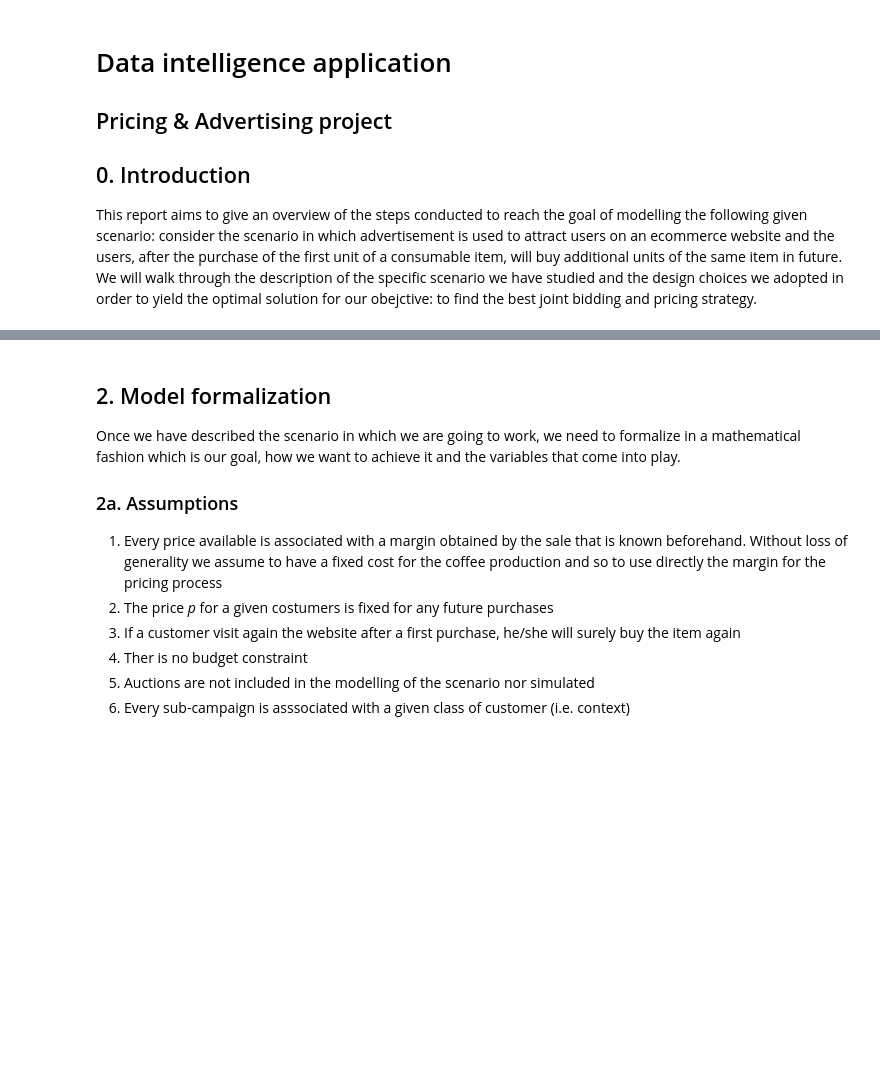
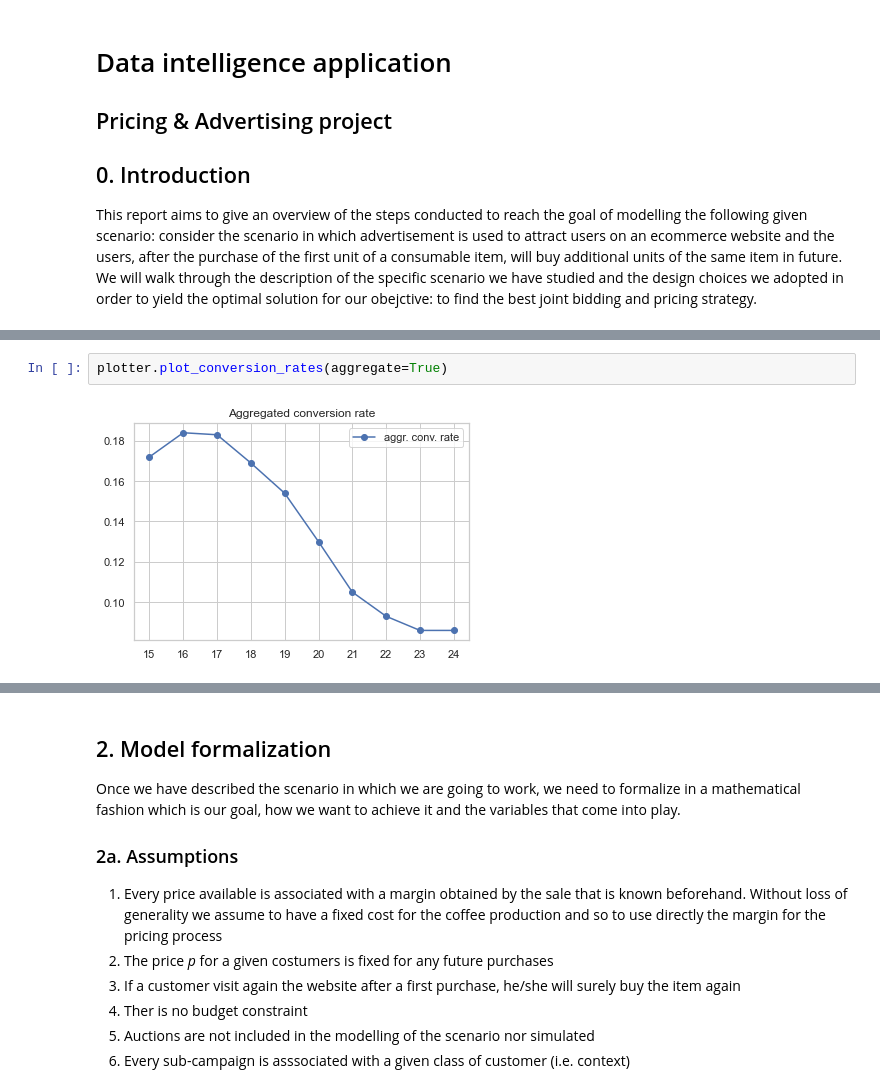
Before and after one commit to fcolombo7/DataIntelligenceApplications, a Jupyter notebook: Report intro.ipynb, the cells around one changed output, grey strips where cells are left out. Cells and saved outputs as stored; diff of their text form; blank space fills up the shorter version.

```diff
--- a/Report intro.ipynb
+++ b/Report intro.ipynb
@@ -43,0 +40,4 @@ In particular the number of daily clicks, the cost per click and the future purc
+# %%
+plotter.plot_conversion_rates(aggregate=True)
+# %% [output]
+[figure, added]
```
Also changed, not shown: parts of 11 cells of this notebook.
